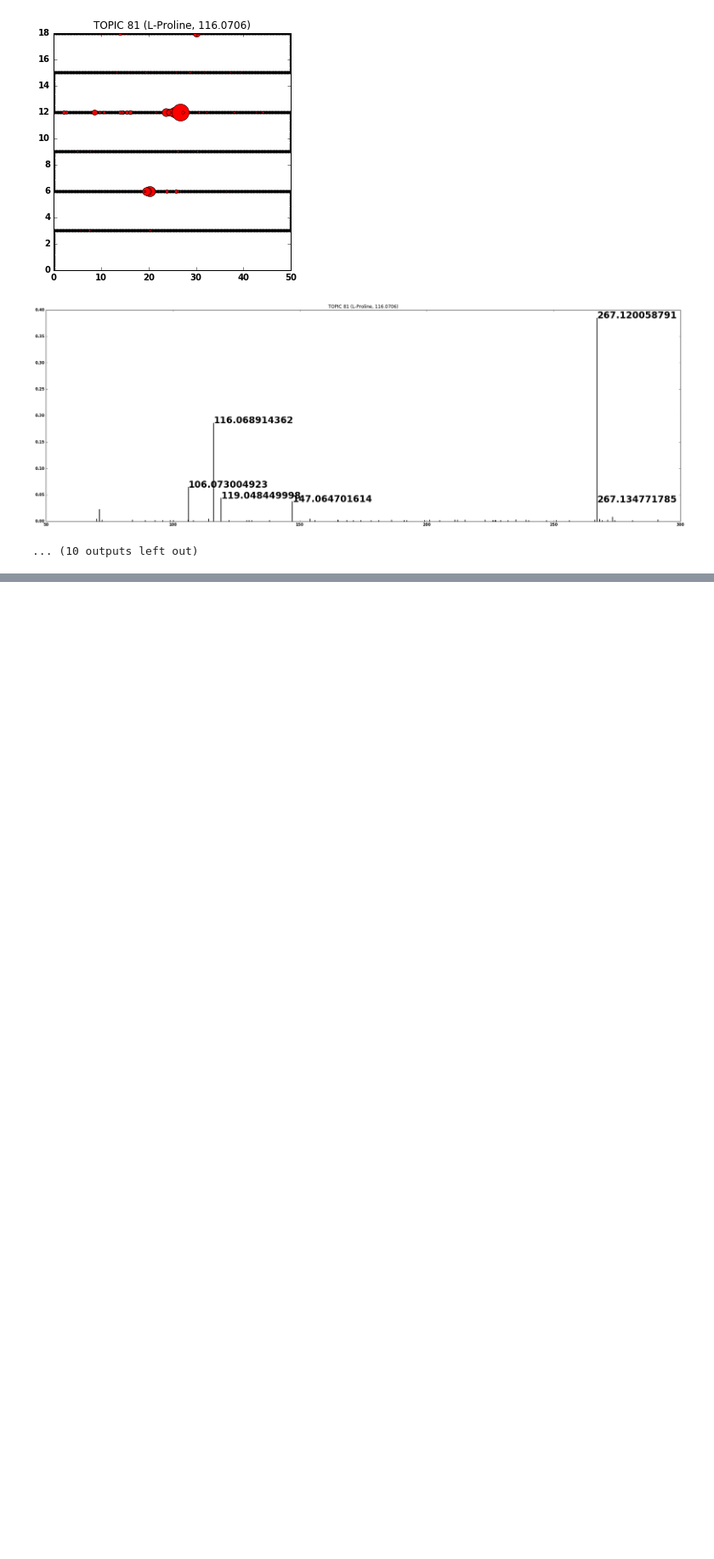
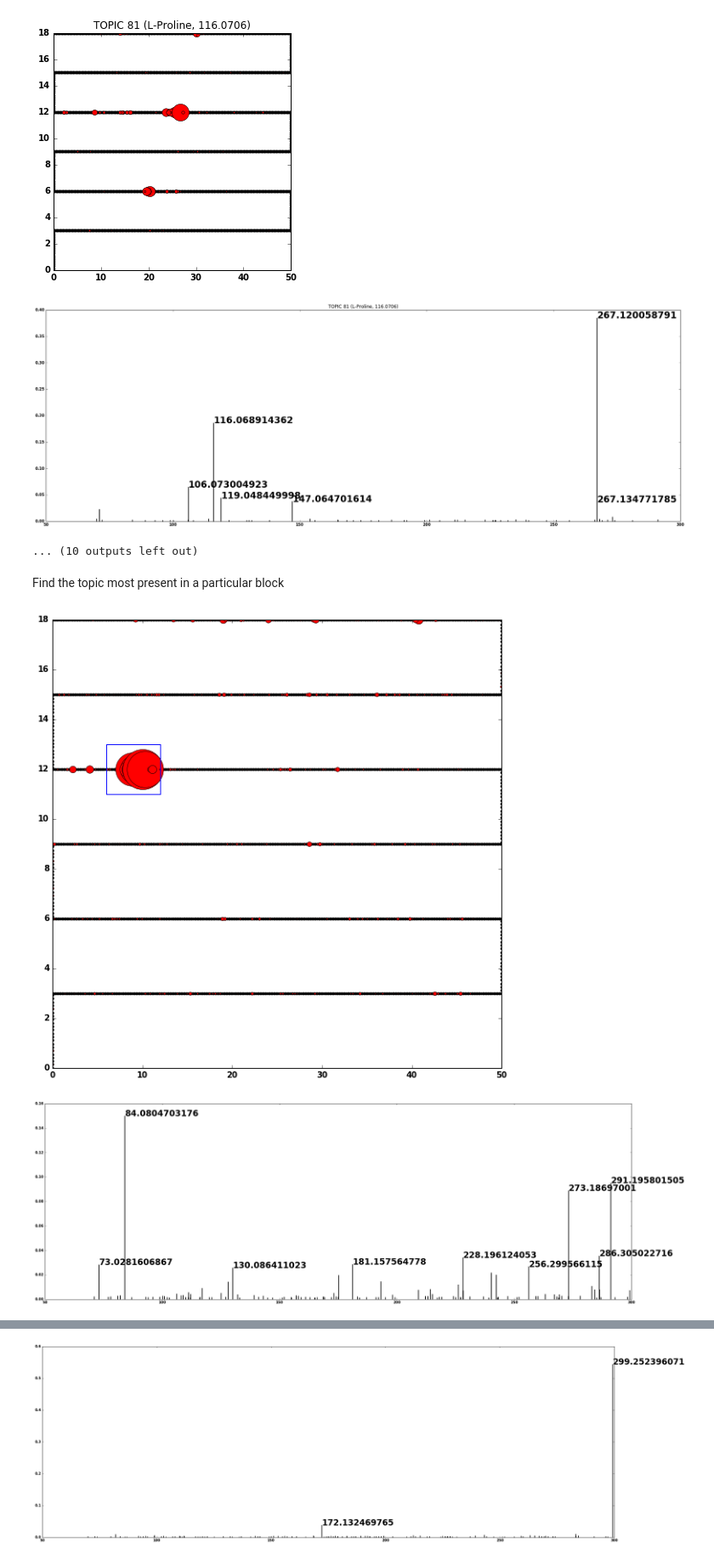
Before and after one commit to sdrogers/inklda, a Jupyter notebook: notebooks/AminoAcidImage.ipynb, the cells around one changed output, grey strips where cells are left out. Shown at 85% size. Drawn from its saved outputs; the diff is of its cells as text; code cells hidden in the pictures; blank space fills up the shorter version.

```diff
--- a/notebooks/AminoAcidImage.ipynb
+++ b/notebooks/AminoAcidImage.ipynb
@@ -160,3 +160,36 @@ for a in best_topics:
 [figure]
 [figure]
 ... (10 outputs left out)
+# %% [markdown]
+Find the topic most present in a particular block
+# %%
+x_min = 6
+x_max = 12
+y_min = 11
+y_max = 13
+ok_docs = []
+for i,x in enumerate(ig.colcoord):
+    y = ig.rowcoord[i]
+    if x >= x_min and x <= x_max and y >= y_min and y <= y_max:
+        ok_docs.append(str(i))
+
+total_topic_counts = l.doc_topic_counts.sum(axis=1)
+ok_topic_counts = np.zeros_like(total_topic_counts)
+for d in ok_docs:
+    if d in l.doc_index:
+        pos = l.doc_index[d]
+        ok_topic_counts += l.doc_topic_counts[:,pos]
+
+prop = 100.0*ok_topic_counts/total_topic_counts
+for i in range(5):
+
+    best_topic = prop.argmax()
+    top = l.get_topic_as_doc_dict(best_topic)
+    ig.plot(vals=top)
+    plt.plot([x_min,x_max,x_max,x_min,x_min],[y_min,y_min,y_max,y_max,y_min],'b')
+    prop[best_topic] = 0.0
+    top = l.get_topic_as_dict(best_topic)
+    plot_topic_dict(top,label_thresh=0.025)
+# %% [output]
+[figure, added]
+[figure, added]
@@ -162,0 +197 @@ for a in best_topics:
+[figure, added]
```
Also changed, not shown: parts of 4 cells of this notebook, 2 other files.
